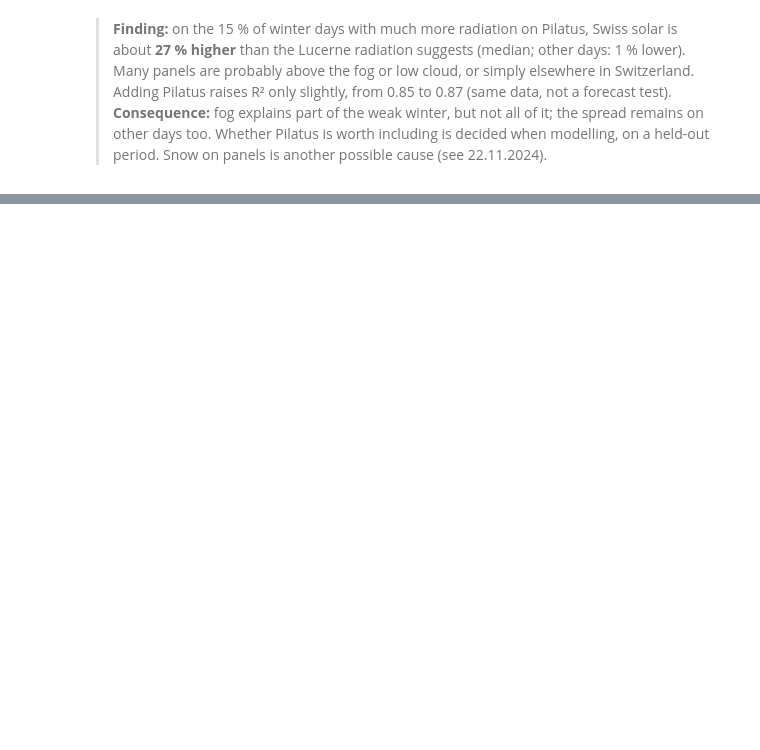
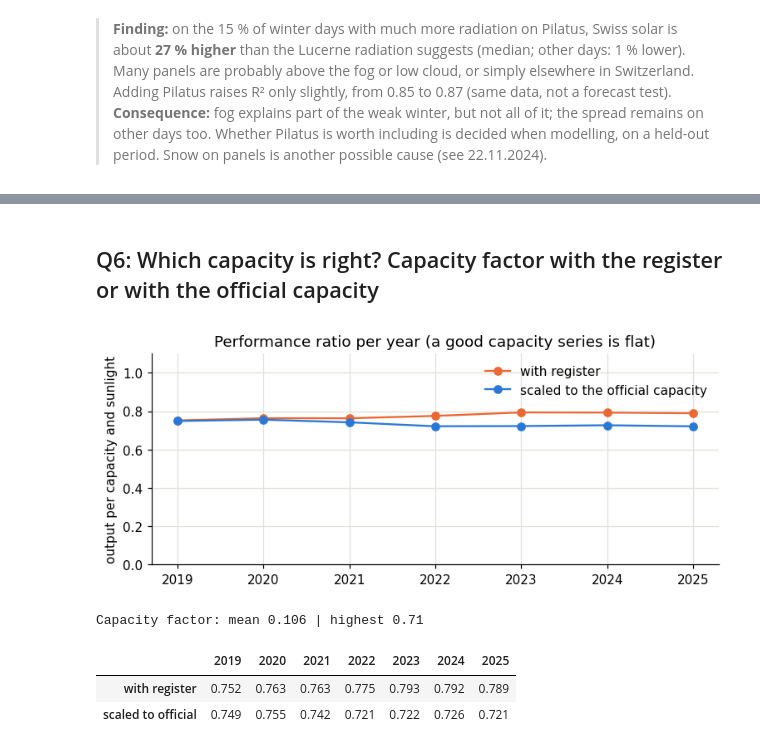
Before and after one commit to Elias-Schwegler/Flurin_Elias_hs26_project, a Jupyter notebook: notebooks/combined/combined_eda.ipynb, the cells around one changed output, grey strips where cells are left out. Cells and saved outputs as stored; diff of their text form; code cells hidden in the pictures; blank space fills up the shorter version.

```diff
--- a/notebooks/combined/combined_eda.ipynb
+++ b/notebooks/combined/combined_eda.ipynb
@@ -232,0 +299,24 @@ R² October to February, Lucerne radiation only: 0.851 | with Pilatus as well: 0
+# %%
+# One table with all sources, one row per hour
+table = pd.DataFrame({"solar_MW": solar, "radiation_mean": sun})
+available = radiation[weights.index]
+table["radiation_weighted"] = (available * weights).sum(axis=1, min_count=1) / available.notna().mul(weights).sum(axis=1)
+for station in ["LUZ", "EGO", "MOA", "SPF", "PIL"]:
+    table[f"radiation_{station}"] = radiation[station]
+table["temperature_LUZ"] = load_weather("luz", "tre200h0")
+table["sunshine_LUZ"] = load_weather("luz", "sre000h0")
+table["snow_depth_LUZ"] = load_weather("luz", "htoauths")
+table["snow_depth_SPF"] = load_weather("spf", "htoauths")
+
+forecast_radiation = pd.DataFrame({k: v["shortwave_radiation_icon_d2"] for k, v in forecasts.items()}).reindex(solar.index)
+table["forecast_radiation"] = (forecast_radiation * weights).sum(axis=1, min_count=4)
+table["forecast_temperature"] = forecasts["LUZ"]["temperature_2m_icon_d2"].reindex(solar.index)
+table["forecast_cloud"] = forecasts["LUZ"]["cloud_cover_icon_d2"].reindex(solar.index)
+
+day = table.index.tz_localize(None).normalize()
+for column in ["CH_register_MW", "LU_register_MW", "CH_MW", "LU_MW"]:
+    table[f"capacity_{column}"] = capacity[column].reindex(day).values
+table["capacity_factor"] = table["solar_MW"] / table["capacity_CH_MW"]
+table["lucerne_estimate_MW"] = table["capacity_factor"] * table["capacity_LU_MW"]
+print(table.shape)
+table.loc["2025-06-15 11:00":"2025-06-15 13:00"].T.round(2)
@@ -232,0 +346,27 @@ R² October to February, Lucerne radiation only: 0.851 | with Pilatus as well: 0
+# %% [markdown]
+## Q6: Which capacity is right? Capacity factor with the register or with the official capacity
+# %%
+# Output per unit of capacity and sunlight, per year. The weather is removed, so a good capacity gives nearly the same value every year.
+with_solar = table.dropna(subset=["solar_MW"])
+by_year = with_solar.groupby(with_solar.index.year)
+ratio = pd.DataFrame({
+    "with register": by_year["solar_MW"].mean() / by_year["capacity_CH_register_MW"].mean() / by_year["radiation_weighted"].mean() * 1000,
+    "scaled to official": by_year["solar_MW"].mean() / by_year["capacity_CH_MW"].mean() / by_year["radiation_weighted"].mean() * 1000,
+})
+fig, ax = plt.subplots(figsize=(8, 3))
+ax.plot(ratio.index, ratio["with register"], color=ORANGE, marker="o", label="with register")
+ax.plot(ratio.index, ratio["scaled to official"], color=BLUE, marker="o", label="scaled to the official capacity")
+ax.set_ylim(0, 1.1)
+ax.set_ylabel("output per capacity and sunlight")
+ax.set_title("Performance ratio per year (a good capacity series is flat)")
+ax.legend(frameon=False)
+save(fig, "performance_ratio")
+plt.show()
+print("Capacity factor: mean", round(table["capacity_factor"].mean(), 3), "| highest", round(table["capacity_factor"].max(), 3))
+ratio.round(3).T
+# %% [output]
+[figure, added]
+Capacity factor: mean 0.106 | highest 0.71
+|  | 2019 | 2020 | 2021 | 2022 | 2023 | 2024 | 2025 |
+| with register | 0.752 | 0.763 | 0.763 | 0.775 | 0.793 | 0.792 | 0.789 |
+| scaled to official | 0.749 | 0.755 | 0.742 | 0.721 | 0.722 | 0.726 | 0.721 |
```
Also changed, not shown: parts of 31 cells of this notebook.
